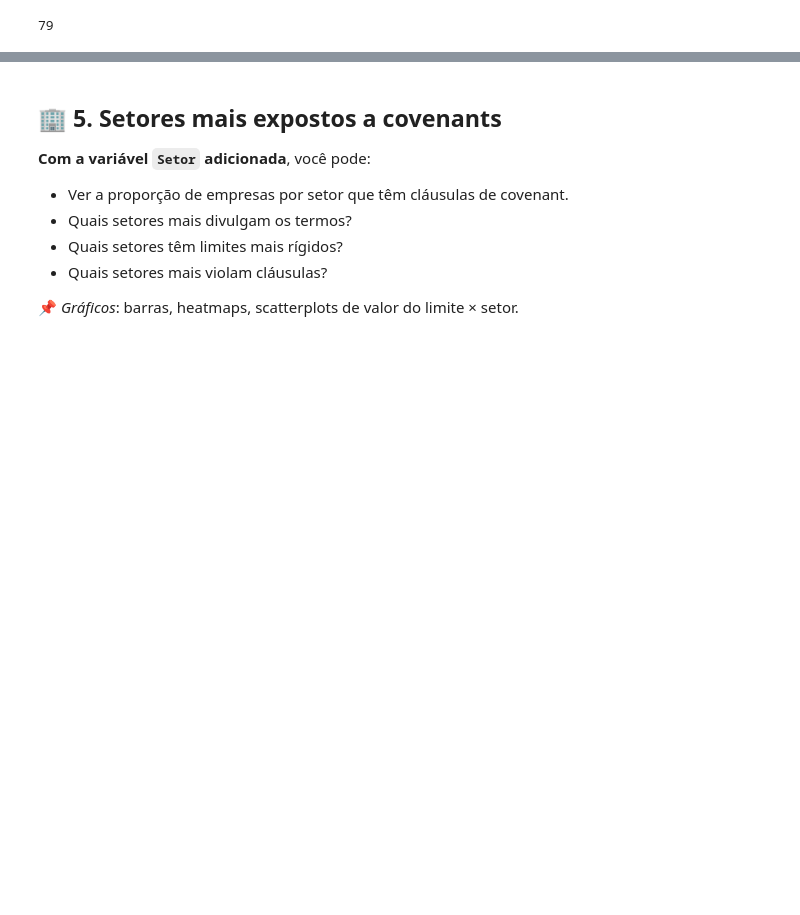
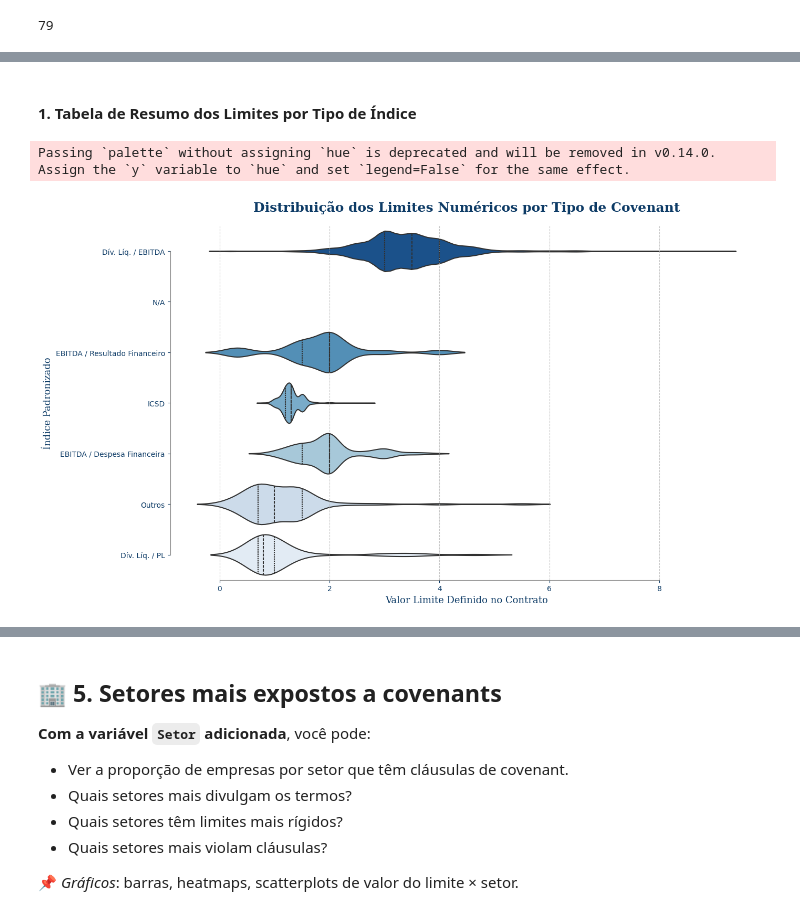
Before and after one commit to meduardajustino/Covenants-Contabeis, a Jupyter notebook: Análise Covenants.ipynb, the cells around one changed output, grey strips where cells are left out. Saved outputs shown, nothing was run; the diff lists cells and outputs as text; code cells hidden in the pictures; blank space fills up the shorter version.

```diff
--- a/Análise Covenants.ipynb
+++ b/Análise Covenants.ipynb
@@ -995,0 +1178,34 @@ tabela_final_formatada
+# %% [markdown]
+#### 1. Tabela de Resumo dos Limites por Tipo de Índice
+# %%
+# 1. Preparar os dados: selecionar os 6 índices mais comuns e remover outliers
+top_7_indices = df_filtrado['Indice_Padronizado_Final'].value_counts().nlargest(7).index
+df_limites_por_indice = df_filtrado[
+    df_filtrado['Indice_Padronizado_Final'].isin(top_6_indices) &
+    df_filtrado['valor_limite'].notna() &
+    (df_filtrado['valor_limite'] > 0) & # Remove limites negativos ou zero
+    (df_filtrado['valor_limite'] < 10) # Remove outliers extremos para melhor visualização
+].copy()
+
+# 2. Plotagem do Gráfico de Violino
+plt.figure(figsize=(14, 8))
+sns.violinplot(
+    data=df_limites_por_indice,
+    x='valor_limite',
+    y='Indice_Padronizado_Final',
+    order=top_7_indices,
+    palette='Blues_r',
+    inner='quart', # Mostra os quartis dentro do violino
+    linewidth=1.5
+)
+
+plt.title('Distribuição dos Limites Numéricos por Tipo de Covenant', fontdict=font_titulo, pad=20)
+plt.xlabel('Valor Limite Definido no Contrato', fontdict=font_eixos)
+plt.ylabel('Índice Padronizado', fontdict=font_eixos)
+plt.grid(axis='x', linestyle='--', alpha=0.7)
+sns.despine(trim=True)
+plt.tight_layout()
+plt.show()
+# %% [output]
+Passing `palette` without assigning `hue` is deprecated and will be removed in v0.14.0. Assign the `y` variable to `hue` and set `legend=False` for the same effect.
+[figure, added]
```
Also changed, not shown: parts of 51 cells of this notebook, 5 other files.
